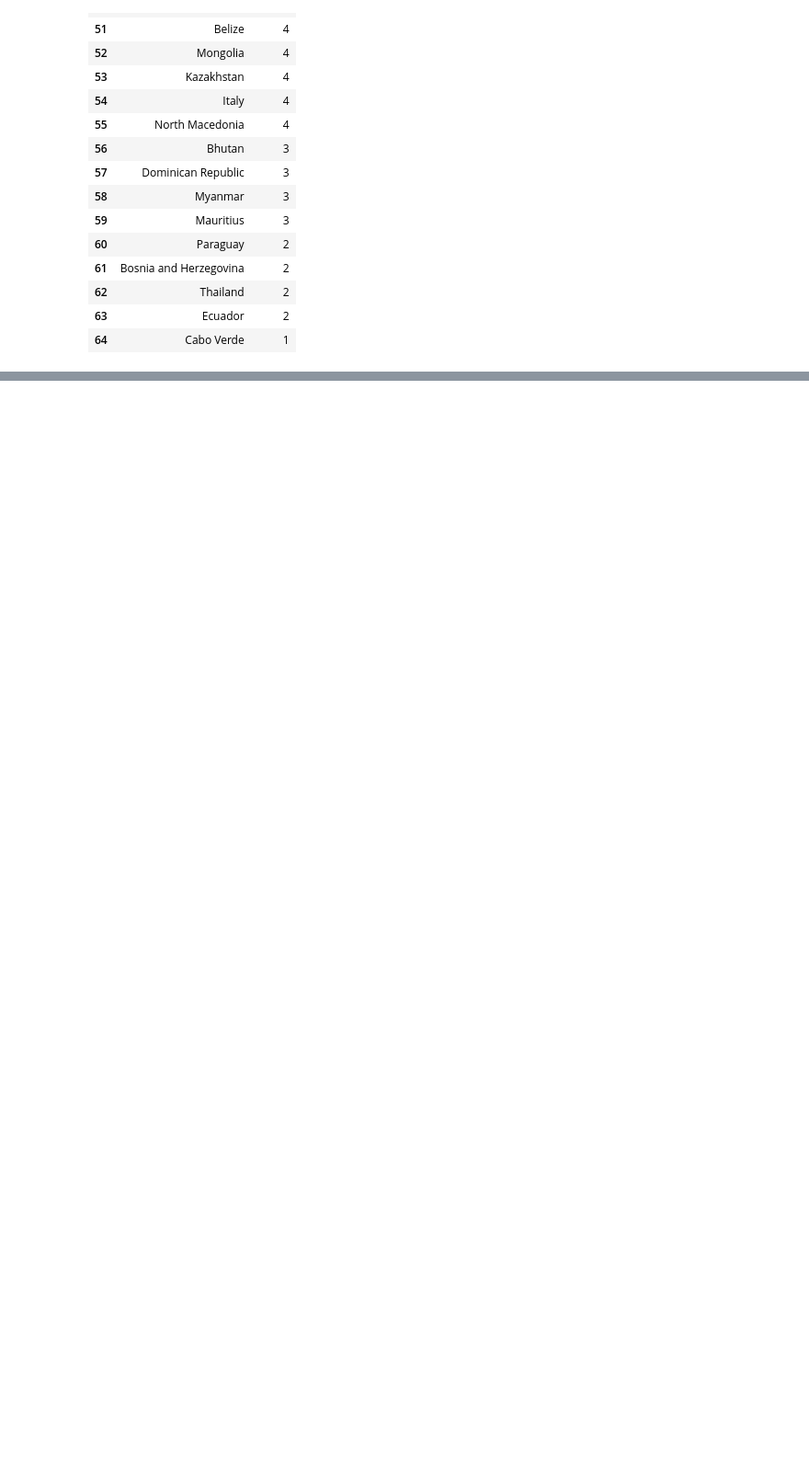
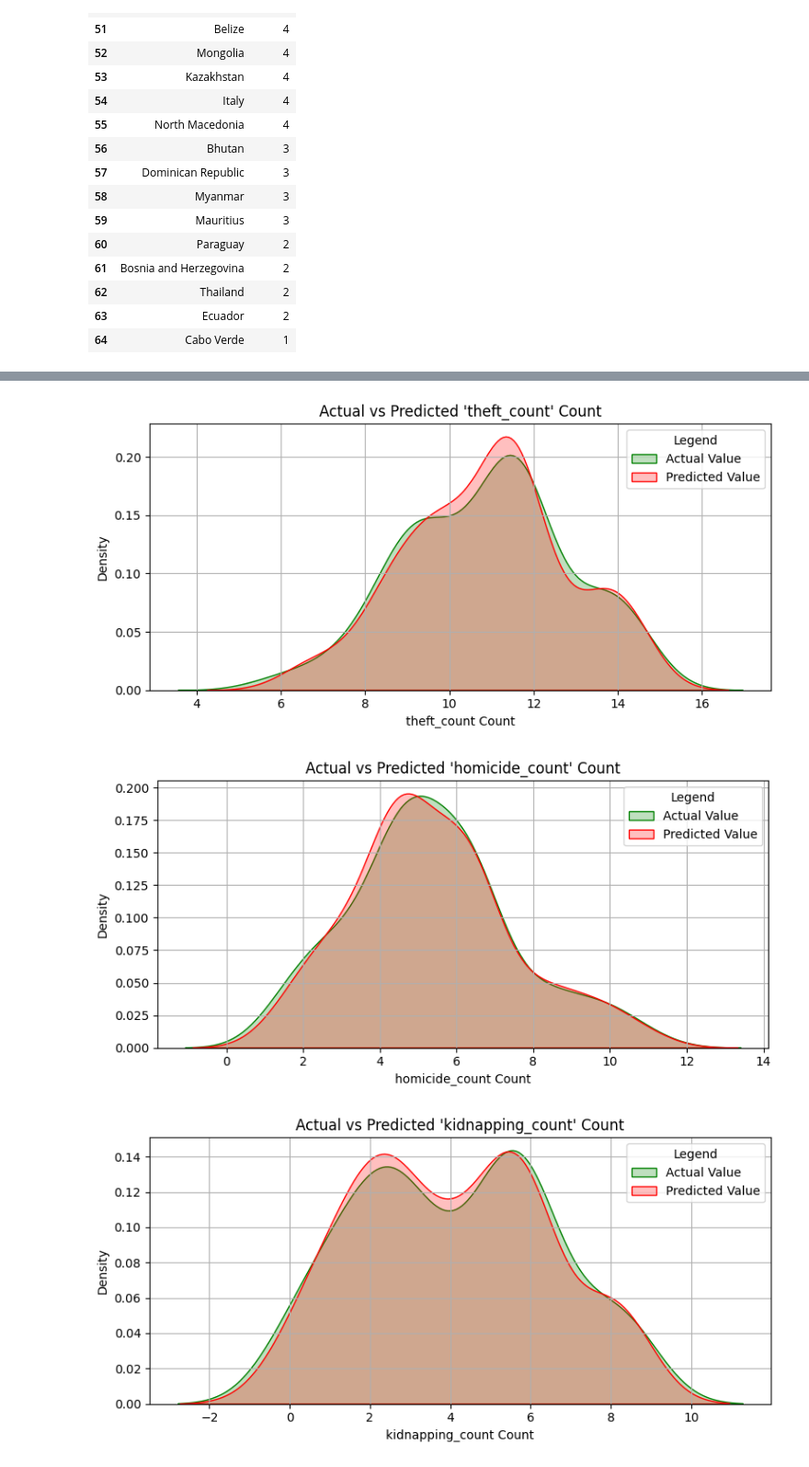
Before and after one commit to lozziopadredeivizzi/CrimeRatePredictor, a Jupyter notebook: crime_rate_prediction.ipynb, the cells around one changed output, grey strips where cells are left out. Shown at 92% size. Saved outputs shown, nothing was run; the diff lists cells and outputs as text; code cells hidden in the pictures; blank space fills up the shorter version.

```diff
--- a/crime_rate_prediction.ipynb
+++ b/crime_rate_prediction.ipynb
@@ -1486,4 +1487,4 @@ from sklearn.metrics import mean_absolute_error, mean_squared_error, r2_score, m
 # %% [markdown]
 Eliminiamo la colonna `burglary` e `Population` in quanto abbiamo visto che la loro correlazione con i dati potrebbe essere problematica rendendo la regressione instabile. Inoltre ha senso che con l'aumentare della popolazione, molti crimini di conseguenza aumentino in generale, quindi non riteniamo sia di cruciale importantza il mantenimento di quest'ultima.
 # %%
-#data = data.drop(['burglary_count', 'Population'], axis=1)
+data = data.drop(['burglary_count', 'Population'], axis=1)
@@ -1645,0 +1597,18 @@ train_and_evaluate_models(ridge_models, X_train, X_test, {
+# %%
+def train_and_evaluate_models_plot(models, X_train, X_test, y_train, y_test, r2_array):
+    for target, model in models.items():
+        pipe = Pipeline(steps=[('preprocessor', preprocessor),
+                               ('regressor', model)])
+        pipe.fit(X_train, y_train[target])
+        y_pred = pipe.predict(X_test)
+
+        plt.figure(figsize=(8, 4))
+        plt.title(f"Actual vs Predicted '{target}' Count")
+        sns.kdeplot(y_test[target], color="green", label="Actual", fill=True)
+        sns.kdeplot(y_pred, color='red', label="Predicted", fill=True)
+        plt.legend(title='Legend', loc='upper right', labels=['Actual Value', 'Predicted Value'])
+        plt.xlabel(f"{target} Count")
+        plt.ylabel("Density")
+        plt.grid(True)
+        plt.tight_layout()
+        plt.show()
@@ -1645,0 +2036,38 @@ train_and_evaluate_models(ridge_models, X_train, X_test, {
+# %%
+linear_regression_models = {
+    'homicide_count': LinearRegression(),
+    'kidnapping_count': LinearRegression()
+}
+
+random_forest_models = {
+    'theft_count': RandomForestRegressor()
+}
+
+
+xgb_models = {
+    'sexual_violence_count': XGBRegressor(objective='reg:squarederror', random_state=42)
+}
+
+train_and_evaluate_models_plot(random_forest_models, X_train, X_test, {
+    'theft_count': y_theft_train
+}, {
+    'theft_count': y_theft_test
+}, random_forest_r2)
+
+train_and_evaluate_models_plot(linear_regression_models, X_train, X_test, {
+    'homicide_count': y_homicide_train,
+    'kidnapping_count': y_kidnapping_train
+}, {
+    'homicide_count': y_homicide_test,
+    'kidnapping_count': y_kidnapping_test
+}, linear_regr_r2)
+
+train_and_evaluate_models_plot(xgb_models, X_train, X_test, {
+    'sexual_violence_count': y_sexual_violence_train
+}, {
+    'sexual_violence_count': y_sexual_violence_test
+}, xgb_r2)
+# %% [output]
+[figure, added]
+[figure, added]
+[figure, added]
```
Also changed, not shown: parts of 33 cells of this notebook.
